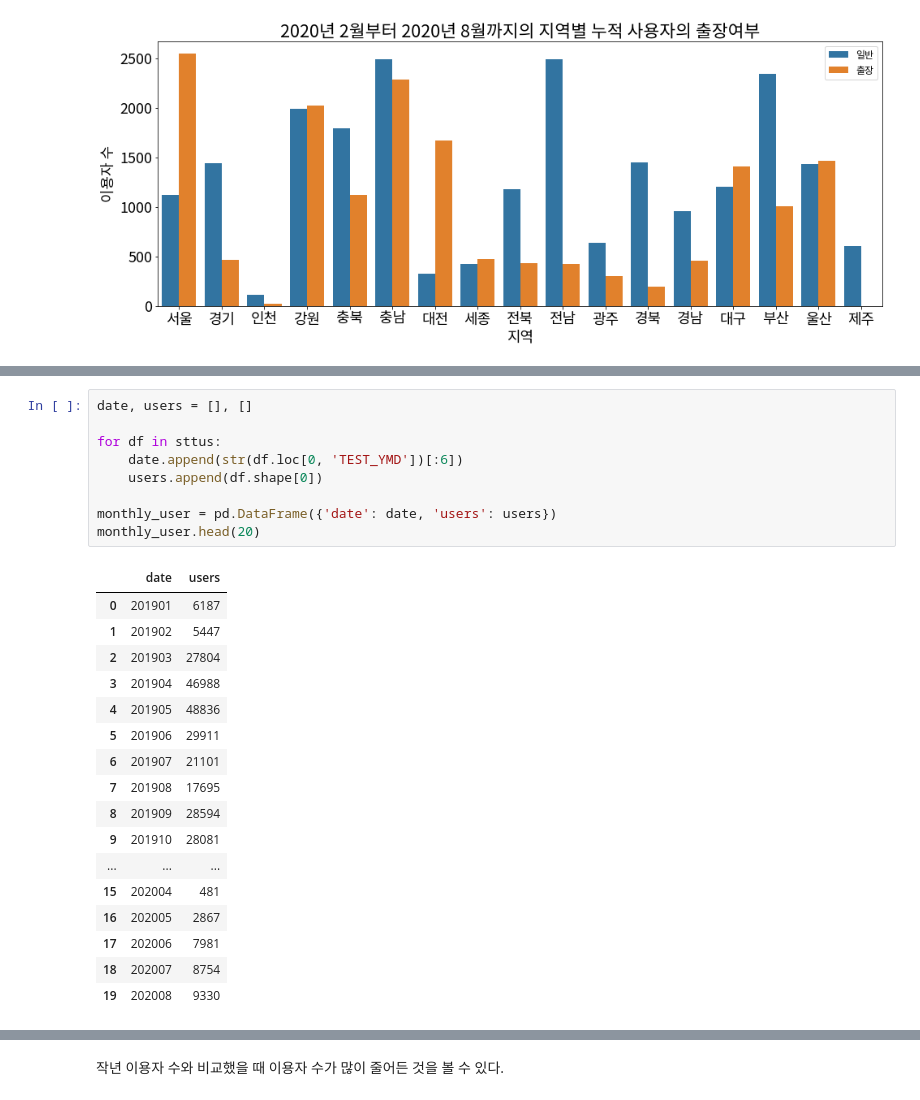
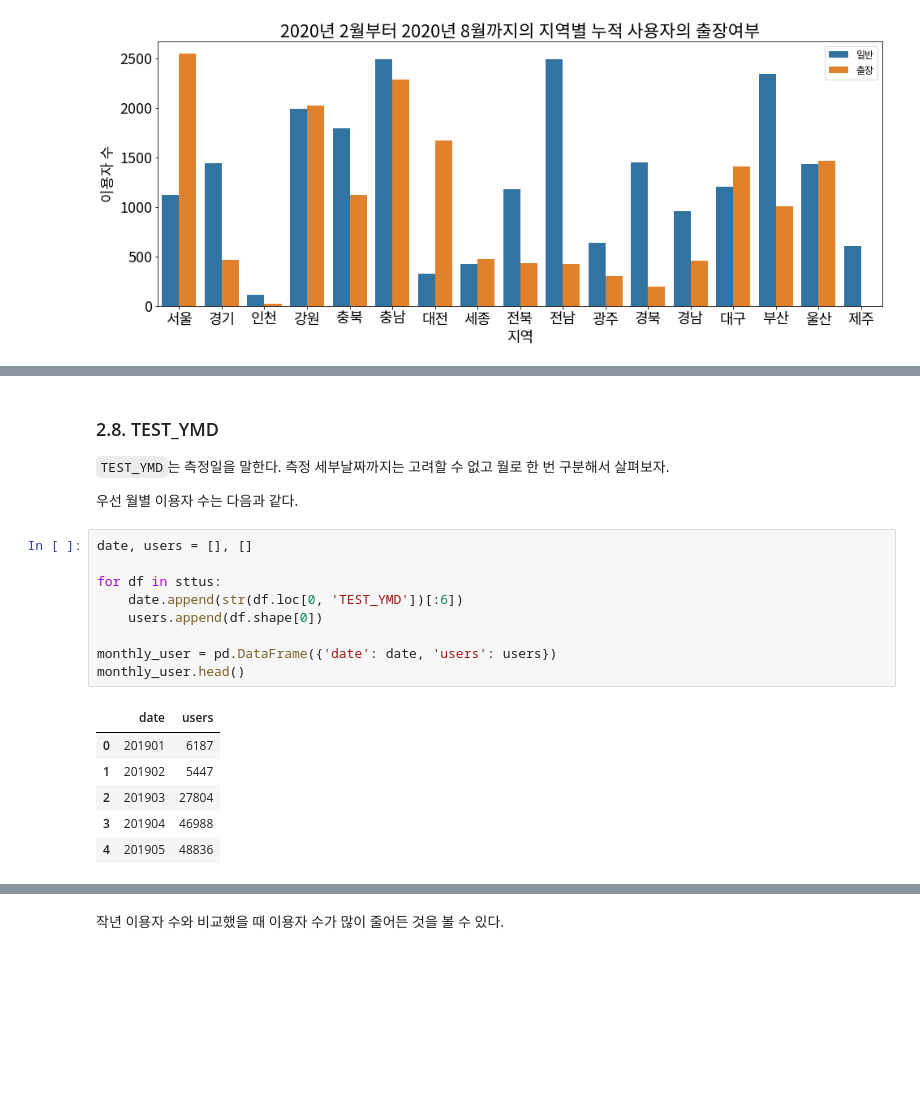
Before and after one commit to CoodingPenguin/data-contest-collection, a Jupyter notebook: sports-data-application-contest-2020/체력인증센터이용자현황.ipynb, the cells around one changed output, grey strips where cells are left out. Cells and saved outputs as stored; diff of their text form; blank space fills up the shorter version.

```diff
--- a/sports-data-application-contest-2020/체력인증센터이용자현황.ipynb
+++ b/sports-data-application-contest-2020/체력인증센터이용자현황.ipynb
@@ -626,30 +965,24 @@ plt.show()
+# %% [markdown]
+### 2.8. TEST_YMD
+`TEST_YMD`는 측정일을 말한다. 측정 세부날짜까지는 고려할 수 없고 월로 한 번 구분해서 살펴보자.
+
+우선 월별 이용자 수는 다음과 같다.
 # %%
 date, users = [], []
 
 for df in sttus:
     date.append(str(df.loc[0, 'TEST_YMD'])[:6])
     users.append(df.shape[0])
 
 monthly_user = pd.DataFrame({'date': date, 'users': users})
-monthly_user.head(20)
+monthly_user.head()
 # %% [output]
 |  | date | users |
 | 0 | 201901 | 6187 |
 | 1 | 201902 | 5447 |
 | 2 | 201903 | 27804 |
 | 3 | 201904 | 46988 |
 | 4 | 201905 | 48836 |
-| 5 | 201906 | 29911 |
-| 6 | 201907 | 21101 |
-| 7 | 201908 | 17695 |
-| 8 | 201909 | 28594 |
-| 9 | 201910 | 28081 |
-| ... | ... | ... |
-| 15 | 202004 | 481 |
-| 16 | 202005 | 2867 |
-| 17 | 202006 | 7981 |
-| 18 | 202007 | 8754 |
-| 19 | 202008 | 9330 |
 # %%
 plt.figure(figsize=(16, 8))
 sns.barplot(x='date', y='users', data=monthly_user)
```
Also changed, not shown: parts of 86 cells of this notebook.
